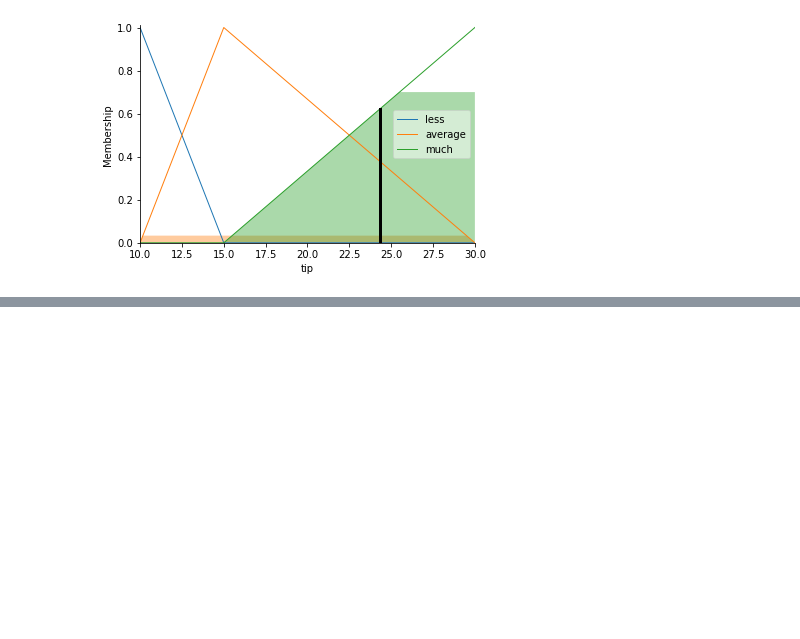
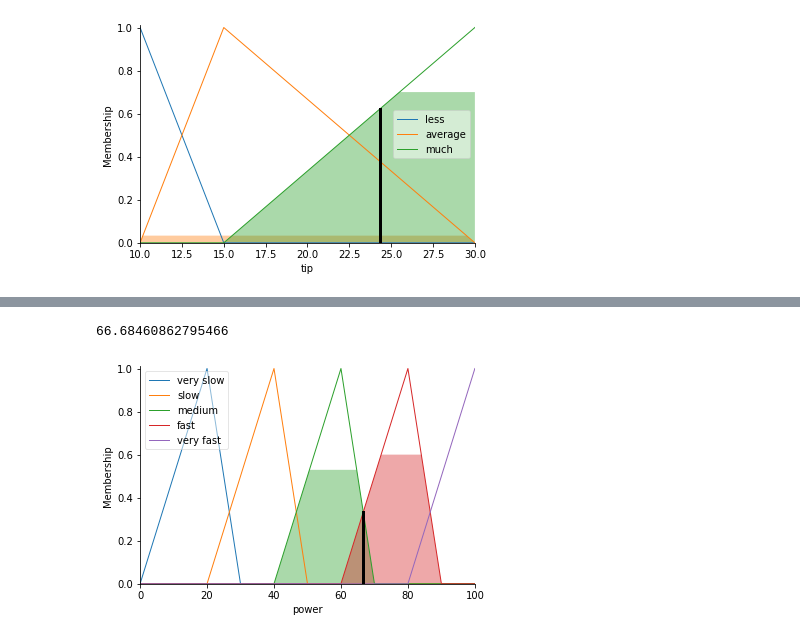
Before and after one commit to HoDinhKhanh/AI, a Jupyter notebook: bai2.ipynb, the cells around one changed output, grey strips where cells are left out. Cells and saved outputs as stored; diff of their text form; code cells hidden in the pictures; blank space fills up the shorter version.

```diff
--- a/bai2.ipynb
+++ b/bai2.ipynb
@@ -88,0 +120,37 @@ tip.view(sim = tipping)
+# %%
+rule1 = ctrl.Rule(rice['very less']& time['very slow'], power['very slow'])
+rule2 = ctrl.Rule(rice['very less']& time['slow'], power['slow'])
+rule3 = ctrl.Rule(rice['very less']& time['medium'], power['medium'])
+rule4 = ctrl.Rule(rice['very less']& time['fast'], power['fast'])
+rule5 = ctrl.Rule(rice['very less']& time['very fast'], power['very fast'])
+rule6 = ctrl.Rule(rice['less']& time['very slow'], power['very slow'])
+rule7 = ctrl.Rule(rice['less']& time['slow'], power['slow'])
+rule8 = ctrl.Rule(rice['less']& time['medium'], power['slow'])
+rule9 = ctrl.Rule(rice['less']& time['fast'], power['medium'])
+rule10 = ctrl.Rule(rice['less']& time['very fast'], power['medium'])
+rule11 = ctrl.Rule(rice['medium']& time['very slow'], power['very slow'])
+rule12 = ctrl.Rule(rice['medium']& time['slow'], power['medium'])
+rule13 = ctrl.Rule(rice['medium']& time['medium'], power['medium'])
+rule14 = ctrl.Rule(rice['medium']& time['fast'], power['medium'])
+rule15 = ctrl.Rule(rice['medium']& time['very fast'], power['fast'])
+rule16 = ctrl.Rule(rice['much']& time['very slow'], power['medium'])
+rule17 = ctrl.Rule(rice['much']& time['slow'], power['medium'])
+rule18 = ctrl.Rule(rice['much']& time['medium'], power['fast'])
+rule19 = ctrl.Rule(rice['much']& time['fast'], power['fast'])
+rule20 = ctrl.Rule(rice['much']& time['very fast'], power['very fast'])
+rule21 = ctrl.Rule(rice['very much']& time['very slow'], power['medium'])
+rule22 = ctrl.Rule(rice['very much']& time['slow'], power['medium'])
+rule23 = ctrl.Rule(rice['very much']& time['medium'], power['fast'])
+rule24 = ctrl.Rule(rice['very much']& time['fast'], power['very fast'])
+rule25 = ctrl.Rule(rice['very much']& time['very fast'], power['very fast'])
+# %%
+power_ctrl = ctrl.ControlSystem([rule1,rule2,rule3,rule4,rule5,rule6,rule7,rule8,rule9,rule10,rule11,rule12,rule13,rule14,rule15,rule16,rule17,rule18,rule19,rule20,rule21,rule22,rule23,rule24,rule25])
+powering= ctrl.ControlSystemSimulation(power_ctrl)
+powering.input['rice']=1000
+powering.input['time']=100
+powering.compute()
+print(powering.output['power'])
+power.view(sim=powering)
+# %% [output]
+66.68460862795466
+[figure, added]
```
Also changed, not shown: parts of 3 cells of this notebook.
